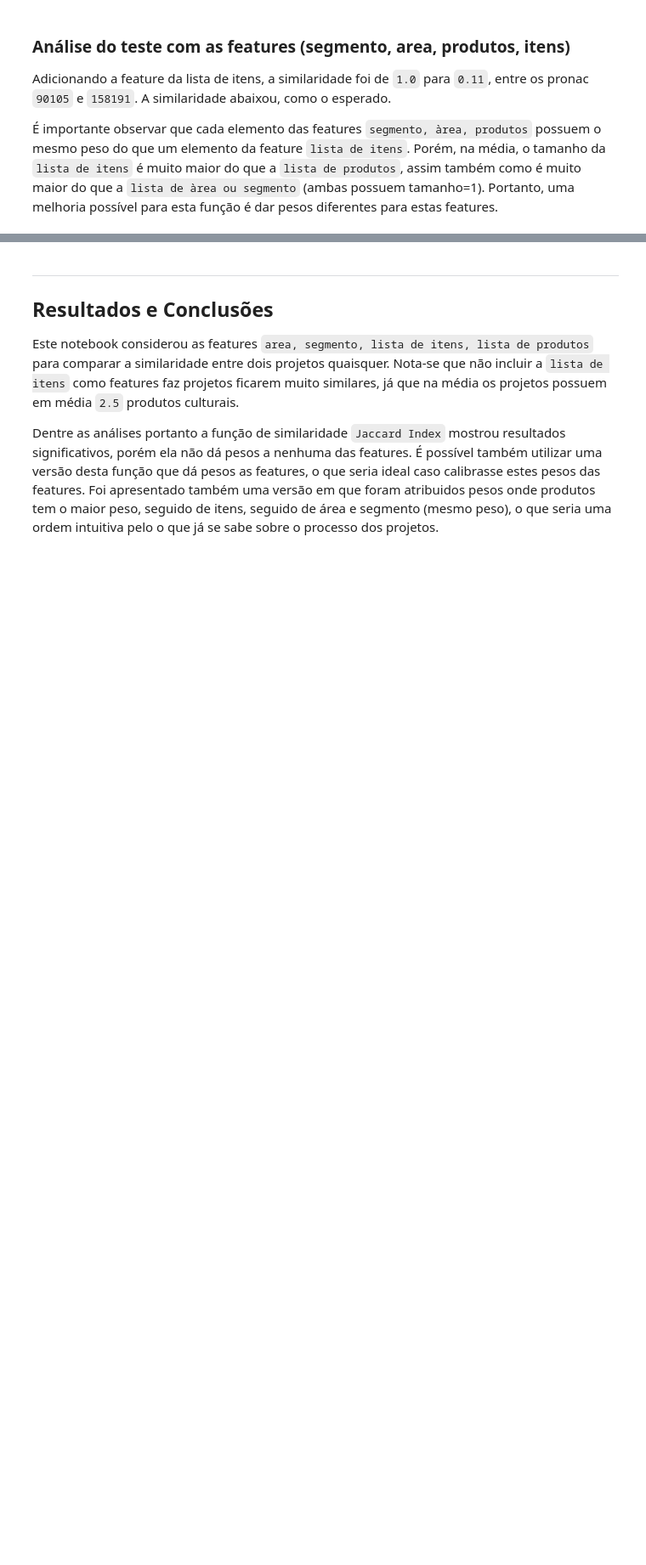
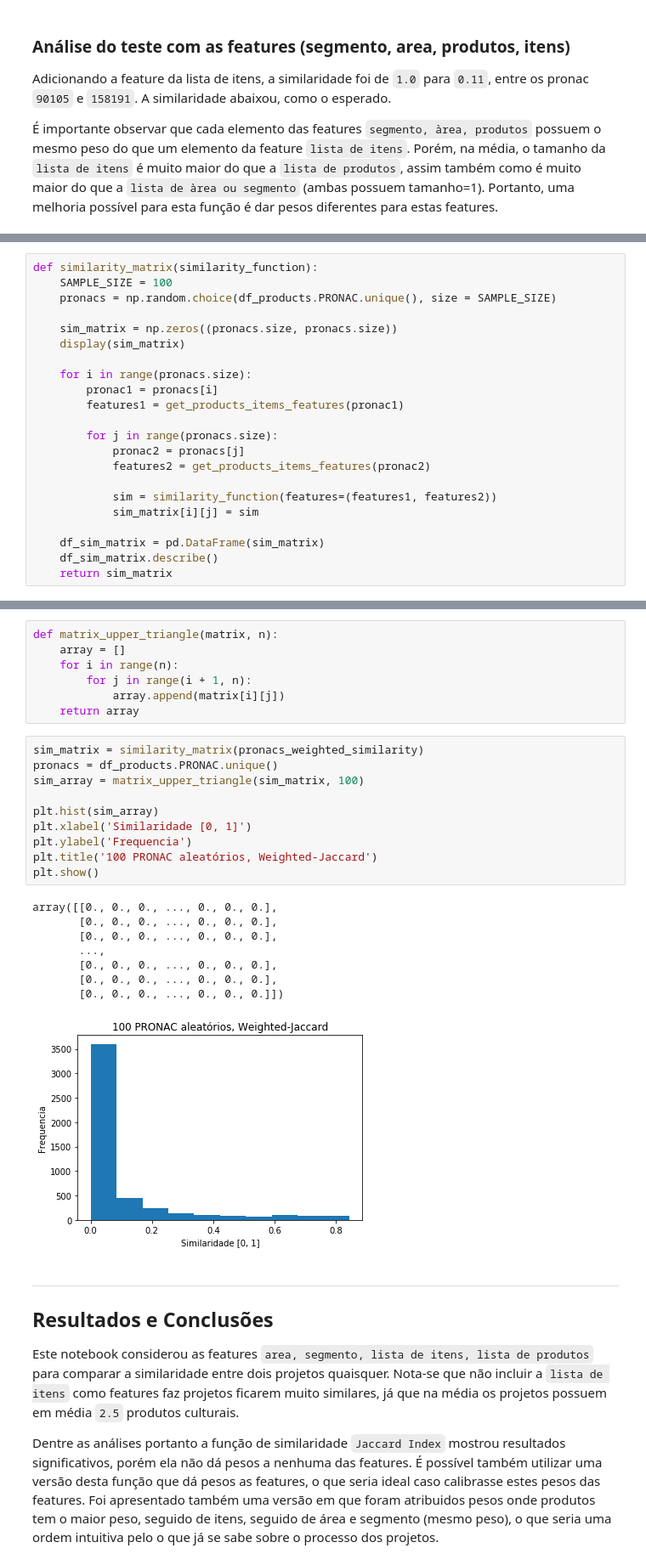
Before and after one commit to lappis-unb/salic-ml, a Jupyter notebook: notebooks/doing/projects_similarity_feature_engineering.ipynb, the cells around one changed output, grey strips where cells are left out. Shown at 85% size. Cells and saved outputs as stored; diff of their text form; blank space fills up the shorter version.

Commit message:
Plotting similarity matrix cells
Signed-off-by: Marlon Mendes <marlonciriatico@gmail.com>
Co-authored-by: Lucas Mattioli <lucas.mattioli@live.com>

```diff
--- a/notebooks/doing/projects_similarity_feature_engineering.ipynb
+++ b/notebooks/doing/projects_similarity_feature_engineering.ipynb
@@ -477,0 +478,22 @@ pronacs_weighted_similarity(1, 2) = 0.7193548387096774
+# %%
+def similarity_matrix(similarity_function):
+    SAMPLE_SIZE = 100
+    pronacs = np.random.choice(df_products.PRONAC.unique(), size = SAMPLE_SIZE)
+
+    sim_matrix = np.zeros((pronacs.size, pronacs.size))
+    display(sim_matrix)
+
+    for i in range(pronacs.size):
+        pronac1 = pronacs[i]
+        features1 = get_products_items_features(pronac1)
+
+        for j in range(pronacs.size):
+            pronac2 = pronacs[j]
+            features2 = get_products_items_features(pronac2)
+
+            sim = similarity_function(features=(features1, features2))
+            sim_matrix[i][j] = sim
+
+    df_sim_matrix = pd.DataFrame(sim_matrix)
+    df_sim_matrix.describe()
+    return sim_matrix
@@ -478,3 +504,29 @@ pronacs_weighted_similarity(1, 2) = 0.7193548387096774
+# %%
+def matrix_upper_triangle(matrix, n):
+    array = []
+    for i in range(n):
+        for j in range(i + 1, n):
+            array.append(matrix[i][j])
+    return array
+# %%
+sim_matrix = similarity_matrix(pronacs_weighted_similarity)
+pronacs = df_products.PRONAC.unique()
+sim_array = matrix_upper_triangle(sim_matrix, 100)
+
+plt.hist(sim_array)
+plt.xlabel('Similaridade [0, 1]')
+plt.ylabel('Frequencia')
+plt.title('100 PRONAC aleatórios, Weighted-Jaccard')
+plt.show()
+# %% [output]
+array([[0., 0., 0., ..., 0., 0., 0.],
+       [0., 0., 0., ..., 0., 0., 0.],
+       [0., 0., 0., ..., 0., 0., 0.],
+       ...,
+       [0., 0., 0., ..., 0., 0., 0.],
+       [0., 0., 0., ..., 0., 0., 0.],
+       [0., 0., 0., ..., 0., 0., 0.]])
+[figure, added]
 # %% [markdown]
 ---
 ## Resultados e Conclusões
```
Also changed, not shown: parts of 17 cells of this notebook.
